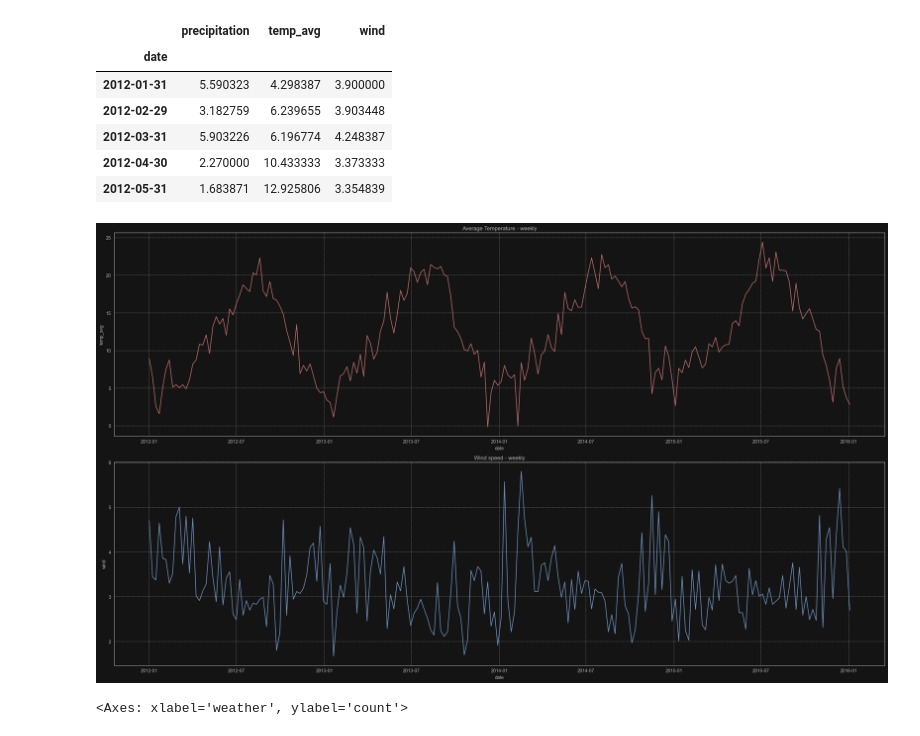
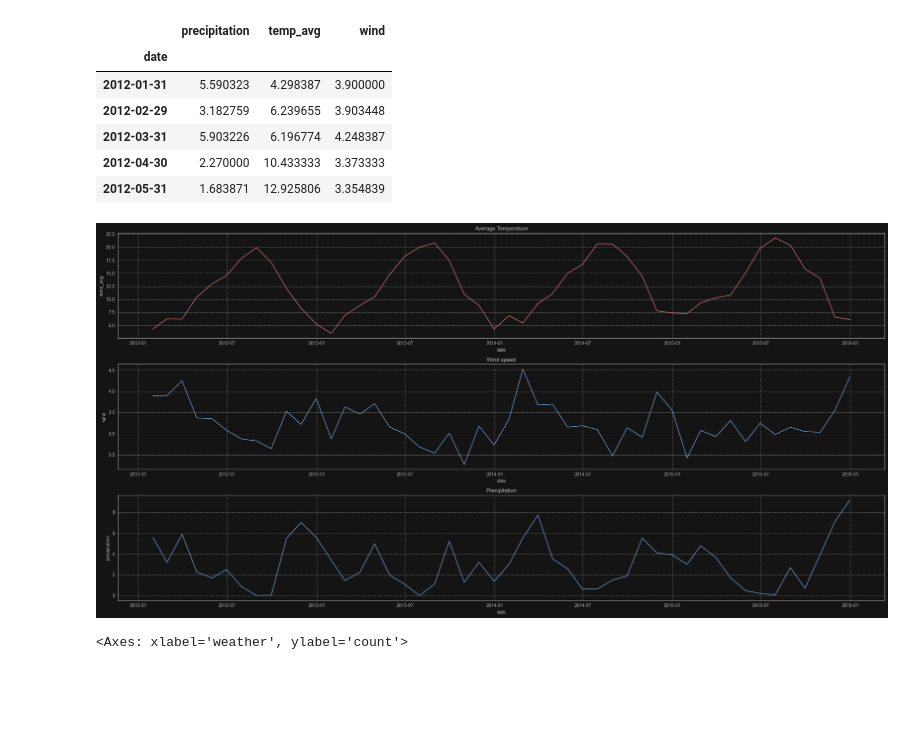
Before and after one commit to gracjan-p/weather-rnn, a Jupyter notebook: main.ipynb, the cells around one changed output. Cells and saved outputs as stored; diff of their text form; code cells hidden in the pictures; blank space fills up the shorter version.

```diff
--- a/main.ipynb
+++ b/main.ipynb
@@ -196,18 +205,20 @@ df_monthly.head()
 | 2012-04-30 | 2.270000 | 10.433333 | 3.373333 |
 | 2012-05-31 | 1.683871 | 12.925806 | 3.354839 |
 # %%
-fig, axes = plt.subplots(ncols=1, nrows=2, figsize=(24, 14))
+fig, axes = plt.subplots(ncols=1, nrows=3, figsize=(24, 12))
 axes = axes.flatten()
 
-sb.lineplot(data=df_weekly, x='date', y='temp_avg', color=mid_red, ax=axes[0])
-sb.lineplot(data=df_weekly, x='date', y='wind', color=mid_blue, ax=axes[1])
+sb.lineplot(data=df_monthly, x='date', y='temp_avg', color=mid_red, ax=axes[0])
+sb.lineplot(data=df_monthly, x='date', y='wind', color=mid_blue, ax=axes[1])
+sb.lineplot(data=df_monthly, x='date', y='precipitation', color=mid_blue, ax=axes[2])
 
-axes[0].set_title('Average Temperature - weekly')
-axes[1].set_title('Wind speed - weekly')
+axes[0].set_title('Average Temperature')
+axes[1].set_title('Wind speed')
+axes[2].set_title('Precipitation')
 
 plt.tight_layout()
 # %% [output]
-[figure, old version]
+[figure, new version]
 # %%
 fig = plt.figure(figsize=(8, 6))
 
```
Also changed, not shown: parts of 17 cells of this notebook, 5 other files.
